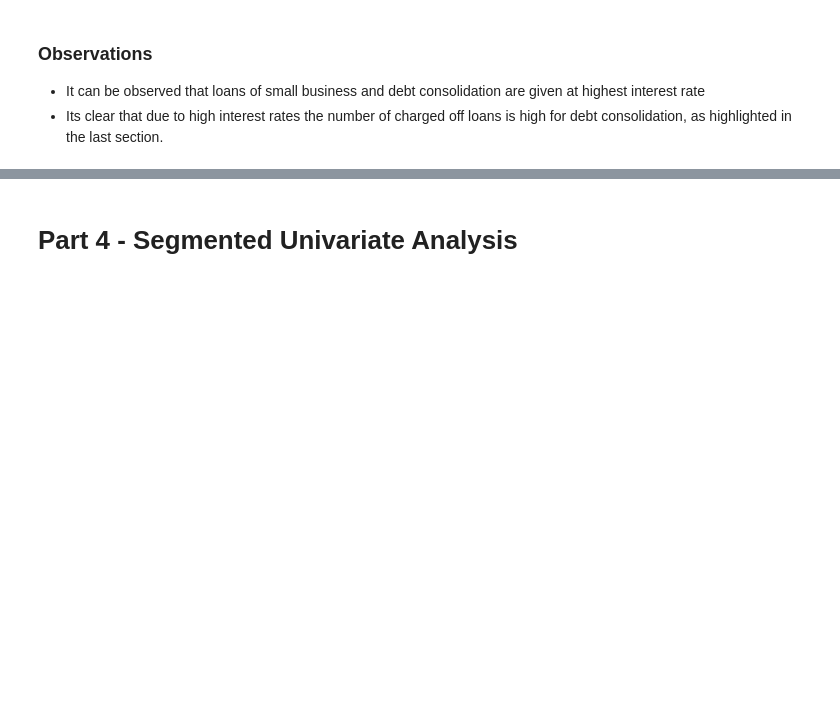
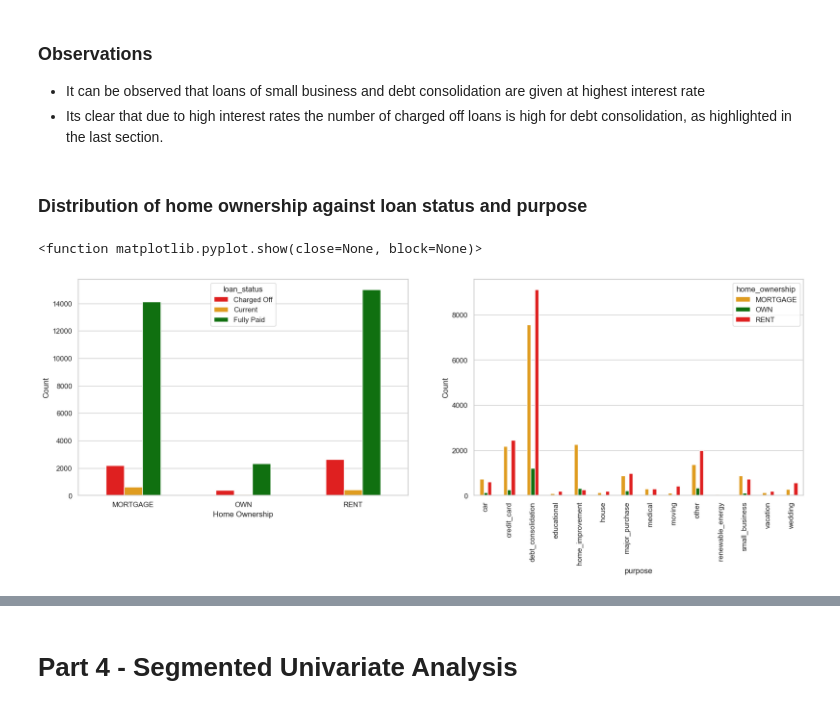
Before and after one commit to gauravtyagi02/lendingclubcasestudy, a Jupyter notebook: LendingCaseClubStudy.ipynb, the cells around one changed output, grey strips where cells are left out. Drawn from its saved outputs; the diff is of its cells as text; code cells hidden in the pictures; blank space fills up the shorter version.

```diff
--- a/LendingCaseClubStudy.ipynb
+++ b/LendingCaseClubStudy.ipynb
@@ -287,3 +292,30 @@ plt.show()
 ### Observations
 - It can be observed that loans of small business and debt consolidation are given at highest interest rate
 - Its clear that due to high interest rates the number of charged off loans is high for debt consolidation, as highlighted in the last section.
+# %% [markdown]
+### Distribution of home ownership against loan status and purpose
+# %%
+homeownershipanalysisdf=relevantColumns[['id','home_ownership','loan_status','purpose']]
+homeownershipanalysisdf=homeownershipanalysisdf[homeownershipanalysisdf['home_ownership'] !='OTHER']
+
+fig, axis = plt.subplots(1, 2, figsize=(20, 6))
+
+homeownersAnaLoanStsdf=homeownershipanalysisdf.groupby(['home_ownership','loan_status']).count().reset_index()
+loan_status_hue_colors = {'Charged Off': 'red', 'Current': 'orange','Fully Paid':'green'}
+sns.barplot(x='home_ownership', y='id', hue='loan_status', data=homeownersAnaLoanStsdf,width=.5,palette=loan_status_hue_colors,
+            ax=axis[0])
+axis[0].set_ylabel('Count')
+axis[0].set_xlabel('Home Ownership')
+
+homeownersAnaPurposedf=homeownershipanalysisdf.groupby(['home_ownership','purpose']).count().reset_index()
+hmown_hue_colors = {'RENT': 'red', 'MORTGAGE': 'orange','OWN':'green'}
+sns.barplot(x='purpose', y='id', hue='home_ownership', data=homeownersAnaPurposedf,width=.5,ax=axis[1],palette=hmown_hue_colors)
+axis[1].set_ylabel('Count')
+plt.xticks(rotation=90)
+
+
+
+plt.show
+# %% [output]
+<function matplotlib.pyplot.show(close=None, block=None)>
+[figure, added]
```
Also changed, not shown: parts of 9 cells of this notebook.
